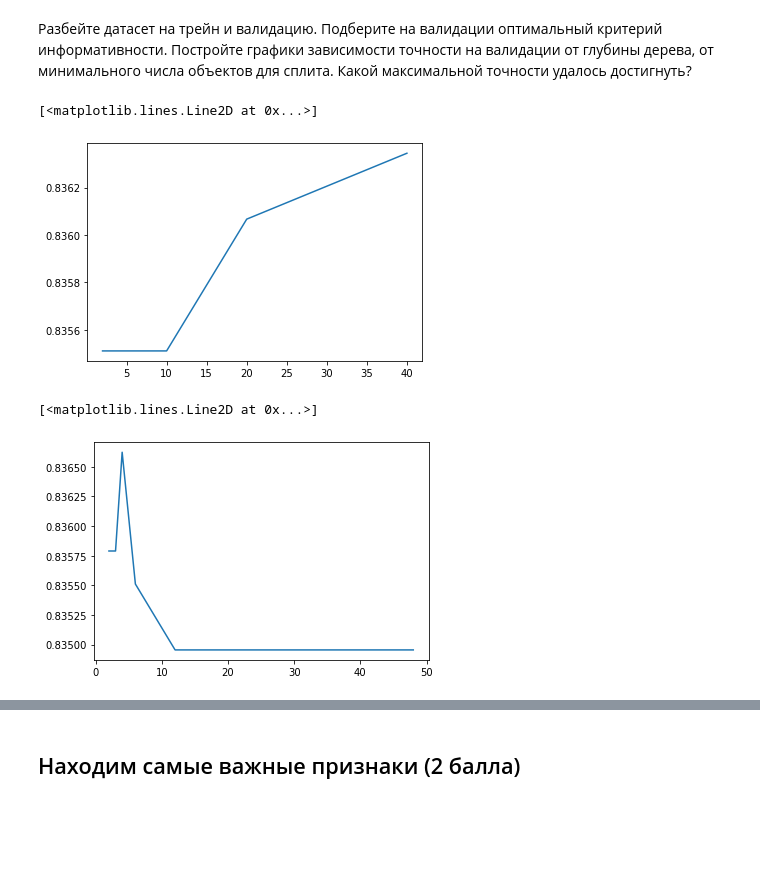
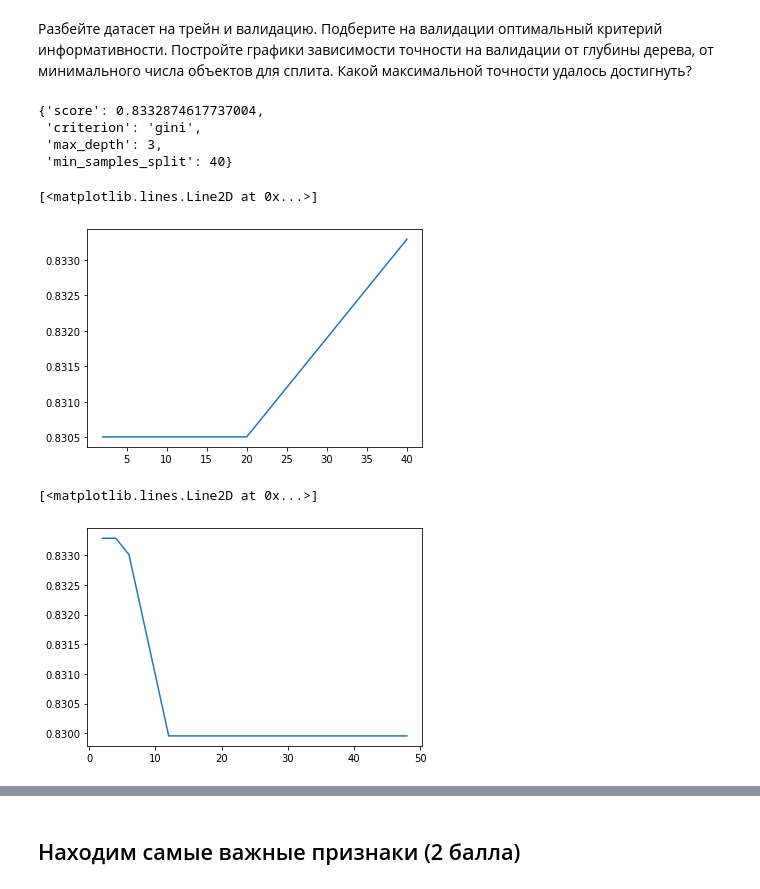
Before and after one commit to VictorDotZ/ML-algs, a Jupyter notebook: zenin_hw3.ipynb, the cells around one changed output, grey strips where cells are left out. Saved outputs shown, nothing was run; the diff lists cells and outputs as text; code cells hidden in the pictures; blank space fills up the shorter version.

Commit message:
fixed zero division in entropy criterion, fixed feature importance calculation in misclass criterion, added criterion selection in grid search

```diff
--- a/zenin_hw3.ipynb
+++ b/zenin_hw3.ipynb
@@ -99,8 +96,8 @@ class MyDecisionTreeClassifier:
         ) / (l_s + r_s)
 
     def __entropy_imp_measure(self, p_c, p_s):
-        p_c = p_c.astype(float)
-        p_s = p_s.astype(float)
+        p_c = p_c.astype(float) + np.finfo(float).eps
+        p_s = p_s.astype(float) + np.finfo(float).eps
         return -np.sum((p_c / p_s) * np.log(p_c / p_s))
 
     def __misclass(self, l_c, l_s, r_c, r_s):
@@ -205,16 +202,19 @@ class MyDecisionTreeClassifier:
         )
 
         # по пути считаем feature importances
-        self.feature_importances_[best_split_feature_id] += self.impurity_measure(
-            np.bincount(y), np.asarray(y.shape[0])
-        ) - (
-            float(y_l.shape[0])
-            * self.impurity_measure(np.bincount(y_l), np.asarray(y_l.shape[0]))
-            + float(y_r.shape[0])
-            * self.impurity_measure(np.bincount(y_r), np.asarray(y_r.shape[0]))
-        ) / float(
-            y.shape[0]
-        )
+        try:
+            self.feature_importances_[best_split_feature_id] += self.impurity_measure(
+                np.bincount(y), np.asarray(y.shape[0])
+            ) - (
+                float(y_l.shape[0])
+                * self.impurity_measure(np.bincount(y_l), np.asarray(y_l.shape[0]))
+                + float(y_r.shape[0])
+                * self.impurity_measure(np.bincount(y_r), np.asarray(y_r.shape[0]))
+            ) / float(
+                y.shape[0]
+            )
+        except Exception:
+            pass
 
         # вдруг получилось так, что можно положить все в листовую ноду
         if x_l.shape[0] == 0 or x_r.shape[0] == 0:
@@ -537,16 +543,28 @@ for max_depth in params["max_depth"]:
+# %%
+res[np.argmax([exp["score"] for exp in res])]
+# %% [output]
+{'score': 0.8332874617737004,
+ 'criterion': 'gini',
+ 'max_depth': 3,
+ 'min_samples_split': 40}
 # %%
-result = list(filter(lambda exp: exp["max_depth"] == 6, res))
-# на при глубине 4 так уж вышло что прямая линия для любых min_samples_split, так хоть картинка "посложнее"
+result = list(
+    filter(lambda exp: exp["max_depth"] == 3 and exp["criterion"] == "gini", res)
+)
 
 res_score = [exp["score"] for exp in result]
 res_min_samples_split = [exp["min_samples_split"] for exp in result]
 
 plt.plot(res_min_samples_split, res_score)
 # %% [output]
 [<matplotlib.lines.Line2D at 0x...>]
-[figure, old version]
+[figure, new version]
 # %%
-result = list(filter(lambda exp: exp["min_samples_split"] == 2, res))
+result = list(
+    filter(
+        lambda exp: exp["min_samples_split"] == 40 and exp["criterion"] == "gini", res
+    )
+)
 
 res_score = [exp["score"] for exp in result]
 res_max_depth = [exp["max_depth"] for exp in result]
@@ -554,7 +572,7 @@ res_max_depth = [exp["max_depth"] for exp in result]
 plt.plot(res_max_depth, res_score)
 # %% [output]
 [<matplotlib.lines.Line2D at 0x...>]
-[figure, old version]
+[figure, new version]
 # %%
 best_params = res[np.argmax([exp["score"] for exp in res])]
 
```
Also changed, not shown: parts of 6 cells of this notebook.
